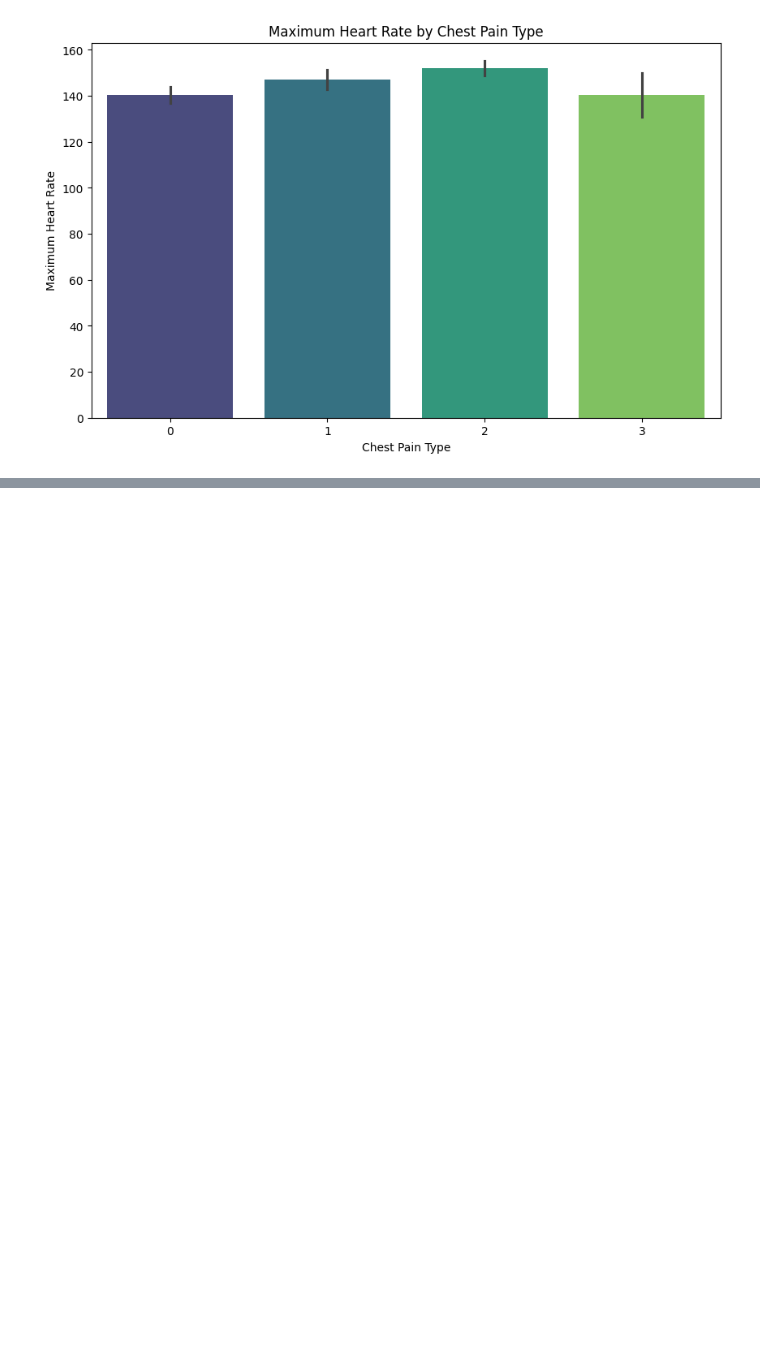
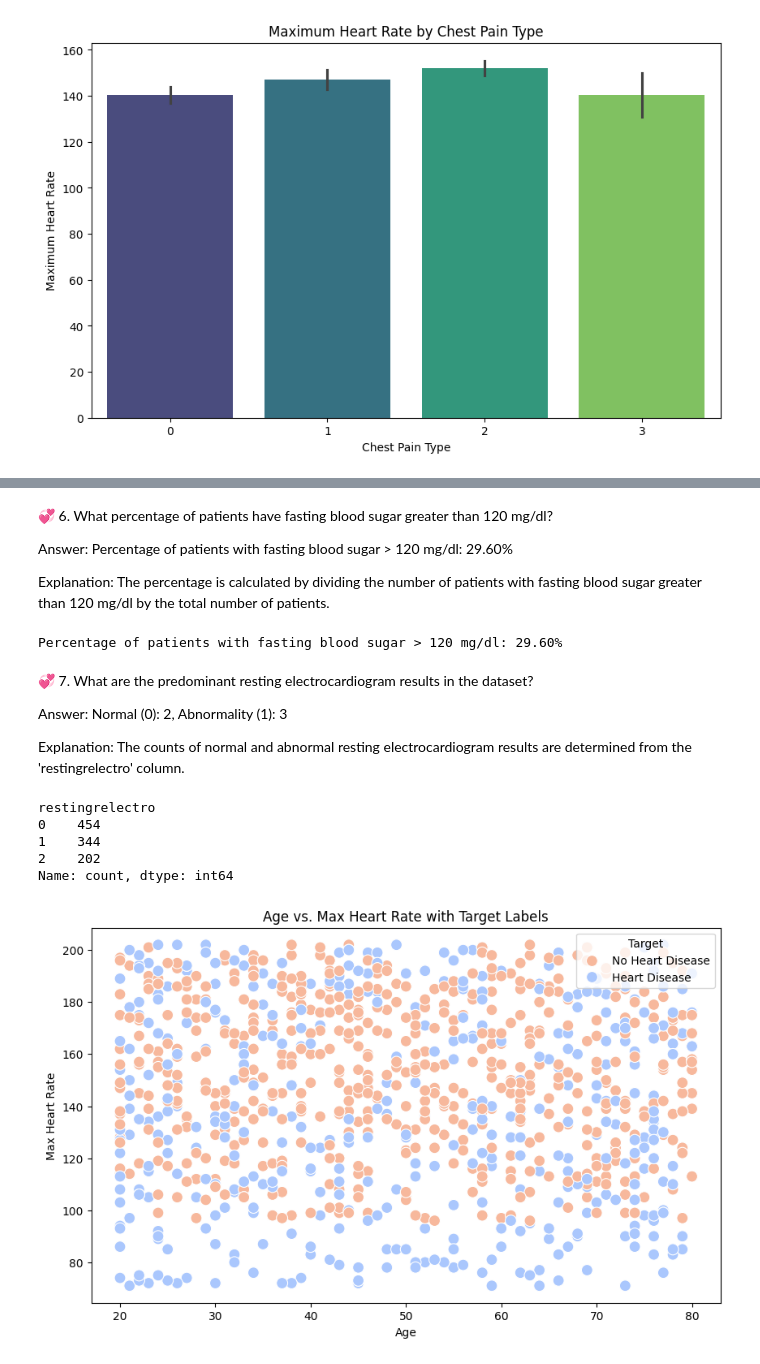
Before and after one commit to AvinandanRoy/DataAnalysis, a Jupyter notebook: CVDs.ipynb, the cells around one changed output, grey strips where cells are left out. Saved outputs shown, nothing was run; the diff lists cells and outputs as text; code cells hidden in the pictures; blank space fills up the shorter version.

```diff
--- a/CVDs.ipynb
+++ b/CVDs.ipynb
@@ -157,0 +181,37 @@ plt.show()
+# %% [markdown]
+💞 6. What percentage of patients have fasting blood sugar greater than 120 mg/dl?
+
+Answer: Percentage of patients with fasting blood sugar > 120 mg/dl: 29.60%
+
+Explanation: The percentage is calculated by dividing the number of patients with fasting blood sugar greater than 120 mg/dl by the total number of patients.
+# %%
+percentage_high_fasting_sugar = (df['fastingbloodsugar'].sum() / len(df)) * 100
+print(f"Percentage of patients with fasting blood sugar > 120 mg/dl: {percentage_high_fasting_sugar:.2f}%")
+# %% [output]
+Percentage of patients with fasting blood sugar > 120 mg/dl: 29.60%
+# %% [markdown]
+💞 7. What are the predominant resting electrocardiogram results in the dataset?
+
+Answer: Normal (0): 2, Abnormality (1): 3
+
+Explanation: The counts of normal and abnormal resting electrocardiogram results are determined from the 'restingrelectro' column.
+# %%
+resting_electro_counts = df['restingrelectro'].value_counts()
+print(resting_electro_counts)
+# %% [output]
+restingrelectro
+0    454
+1    344
+2    202
+Name: count, dtype: int64
+# %%
+# Visualization:
+plt.figure(figsize=(10, 6))
+sns.scatterplot(x='age', y='maxheartrate', hue='target', data=df, palette='coolwarm', s=100)
+plt.title('Age vs. Max Heart Rate with Target Labels')
+plt.xlabel('Age')
+plt.ylabel('Max Heart Rate')
+plt.legend(title='Target', loc='upper right', labels=['No Heart Disease', 'Heart Disease'])
+plt.show()
+# %% [output]
+[figure, added]
```
Also changed, not shown: parts of 4 cells of this notebook.
